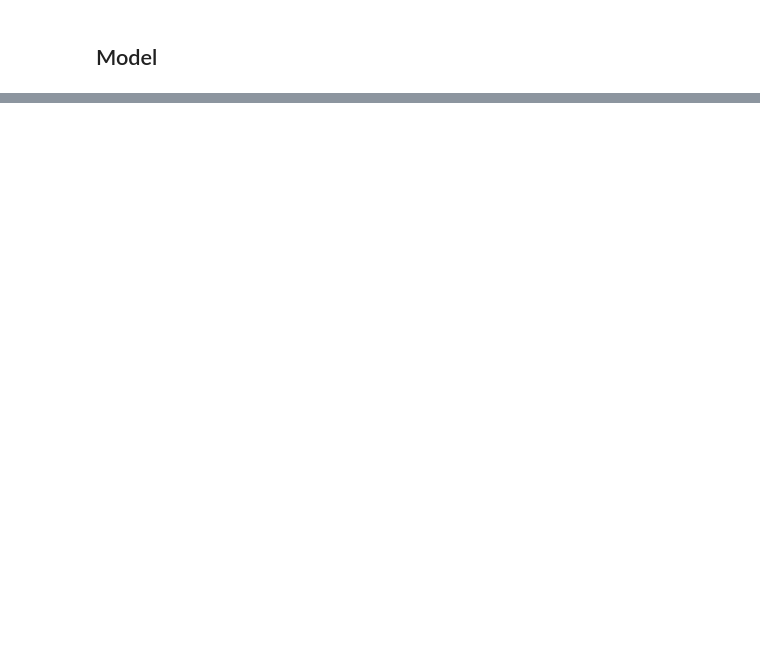
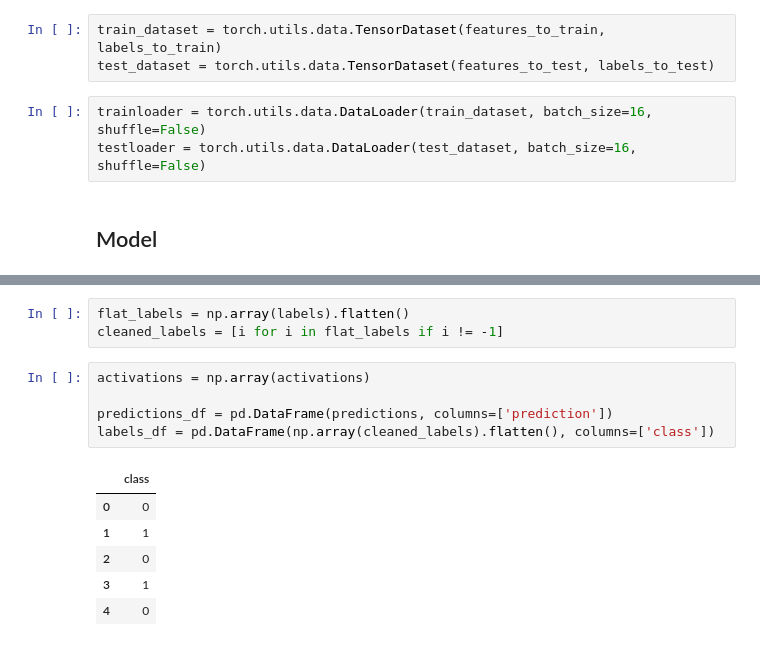
Before and after one commit to c1014695Newcastle/PyTorchJacard, a Jupyter notebook: model.ipynb, the cells around one changed output, grey strips where cells are left out. Cells and saved outputs as stored; diff of their text form; blank space fills up the shorter version.

```diff
--- a/model.ipynb
+++ b/model.ipynb
@@ -108,3 +238,9 @@ TEST SET LENGTH: 2115
+# %%
+train_dataset = torch.utils.data.TensorDataset(features_to_train, labels_to_train)
+test_dataset = torch.utils.data.TensorDataset(features_to_test, labels_to_test)
+# %%
+trainloader = torch.utils.data.DataLoader(train_dataset, batch_size=16, shuffle=False)
+testloader = torch.utils.data.DataLoader(test_dataset, batch_size=16, shuffle=False)
 # %% [markdown]
 ## Model
 # %%
@@ -258,0 +455,15 @@ Test set: Average loss:     0.0042, Accuracy:  2113/ 2115 (99.905%)
+# %%
+flat_labels = np.array(labels).flatten()
+cleaned_labels = [i for i in flat_labels if i != -1]
+# %%
+activations = np.array(activations)
+
+predictions_df = pd.DataFrame(predictions, columns=['prediction'])
+labels_df = pd.DataFrame(np.array(cleaned_labels).flatten(), columns=['class'])
+# %% [output]
+|  | class |
+| 0 | 0 |
+| 1 | 1 |
+| 2 | 0 |
+| 3 | 1 |
+| 4 | 0 |
```
Also changed, not shown: parts of 20 cells of this notebook.
